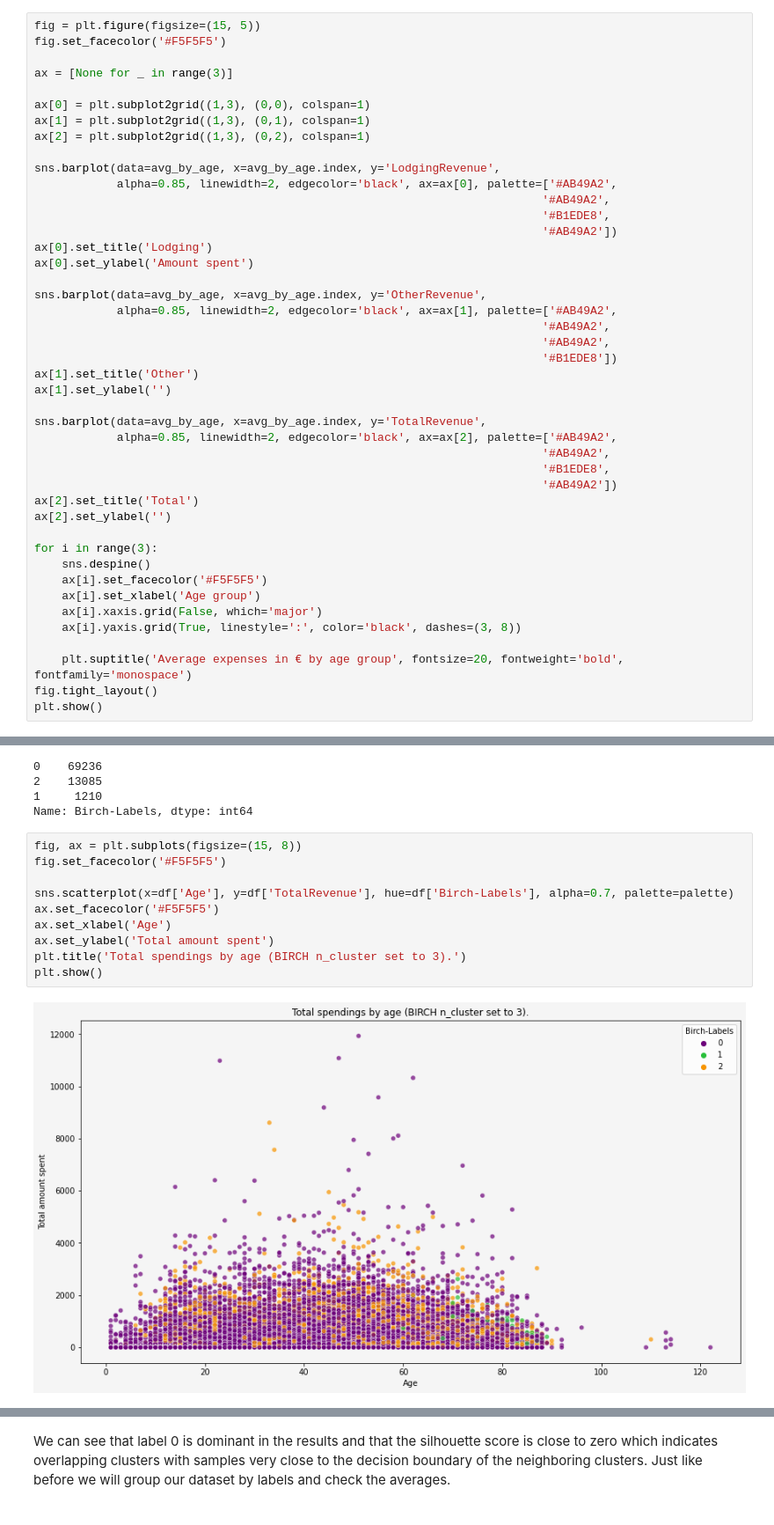
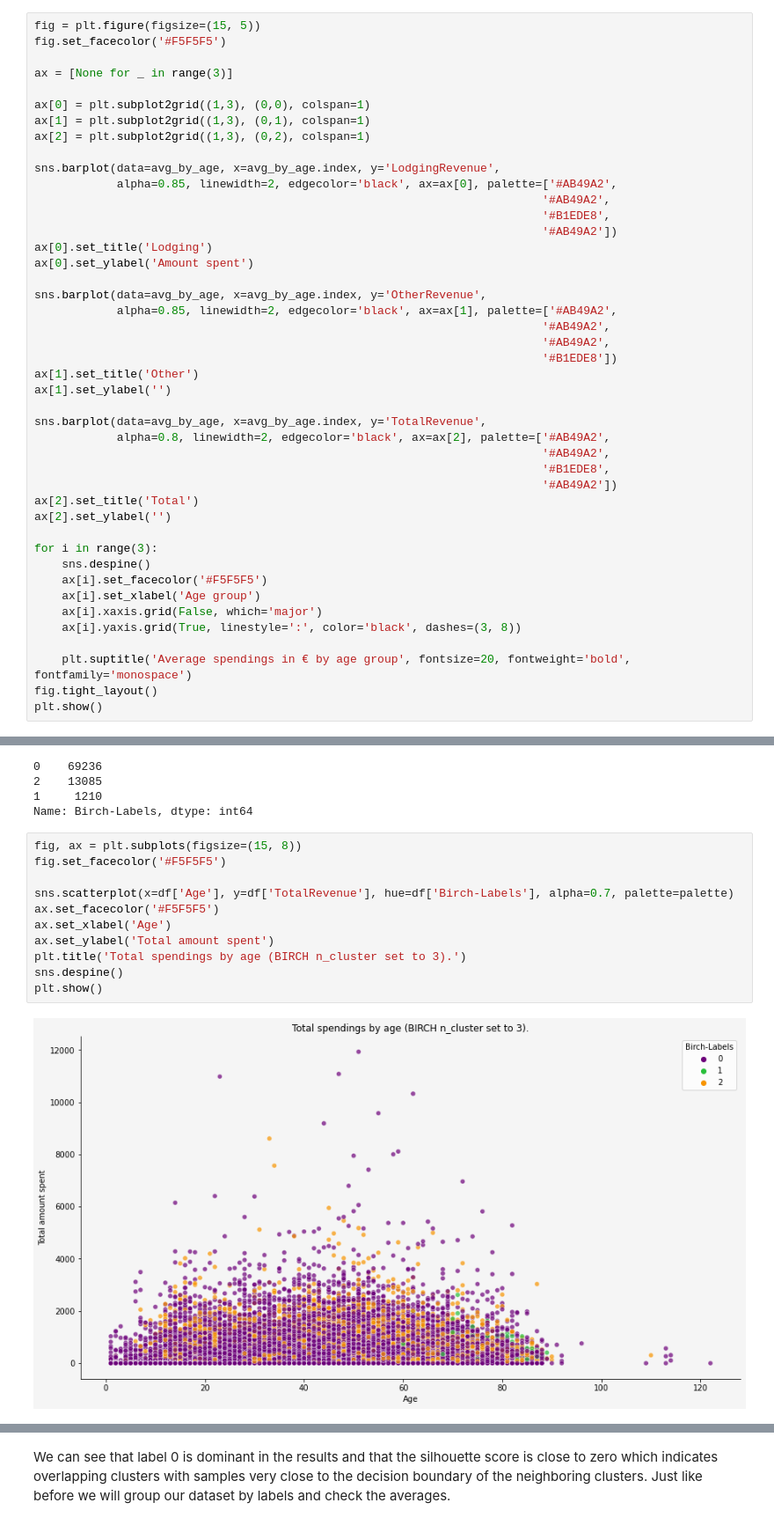
Before and after one commit to mmisiuda/Hotel-customers-EDA-and-segmentation., a Jupyter notebook: Hotel customer dataset EDA and clustering.ipynb, the cells around one changed output, grey strips where cells are left out. Shown at 88% size. Saved outputs shown, nothing was run; the diff lists cells and outputs as text.

```diff
--- a/Hotel customer dataset EDA and clustering.ipynb
+++ b/Hotel customer dataset EDA and clustering.ipynb
@@ -244,7 +249,7 @@ ax[1].set_title('Other')
 ax[1].set_ylabel('')
 
 sns.barplot(data=avg_by_age, x=avg_by_age.index, y='TotalRevenue',
-            alpha=0.85, linewidth=2, edgecolor='black', ax=ax[2], palette=['#AB49A2',
+            alpha=0.8, linewidth=2, edgecolor='black', ax=ax[2], palette=['#AB49A2',
                                                                           '#AB49A2',
                                                                           '#B1EDE8',
                                                                           '#AB49A2'])
@@ -258,7 +263,7 @@ for i in range(3):
     ax[i].xaxis.grid(False, which='major')
     ax[i].yaxis.grid(True, linestyle=':', color='black', dashes=(3, 8))
 
-    plt.suptitle('Average expenses in € by age group', fontsize=20, fontweight='bold', fontfamily='monospace')
+    plt.suptitle('Average spendings in € by age group', fontsize=20, fontweight='bold', fontfamily='monospace')
 fig.tight_layout()
 plt.show()
 # %% [output]
@@ -888,12 +897,13 @@ Name: Birch-Labels, dtype: int64
 # %%
 fig, ax = plt.subplots(figsize=(15, 8))
 fig.set_facecolor('#F5F5F5')
 
 sns.scatterplot(x=df['Age'], y=df['TotalRevenue'], hue=df['Birch-Labels'], alpha=0.7, palette=palette)
 ax.set_facecolor('#F5F5F5')
 ax.set_xlabel('Age')
 ax.set_ylabel('Total amount spent')
 plt.title('Total spendings by age (BIRCH n_cluster set to 3).')
+sns.despine()
 plt.show()
 # %% [output]
-[figure, old version]
+[figure, new version]
```
Also changed, not shown: parts of 48 cells of this notebook.
